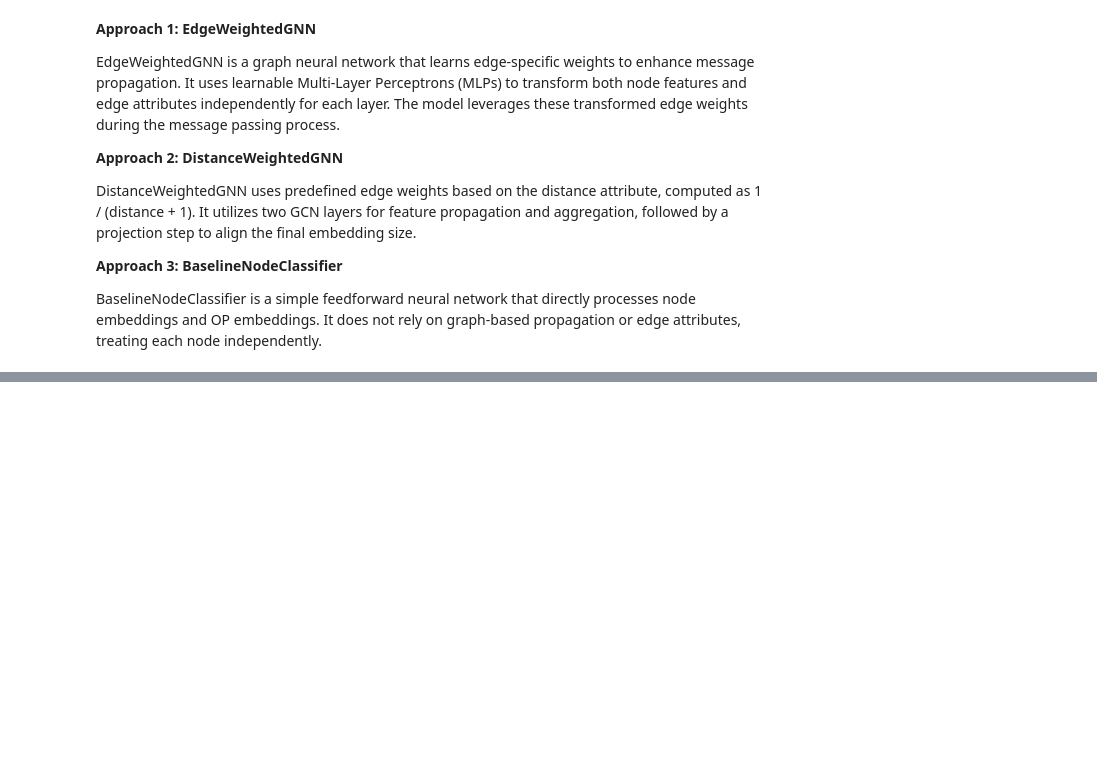
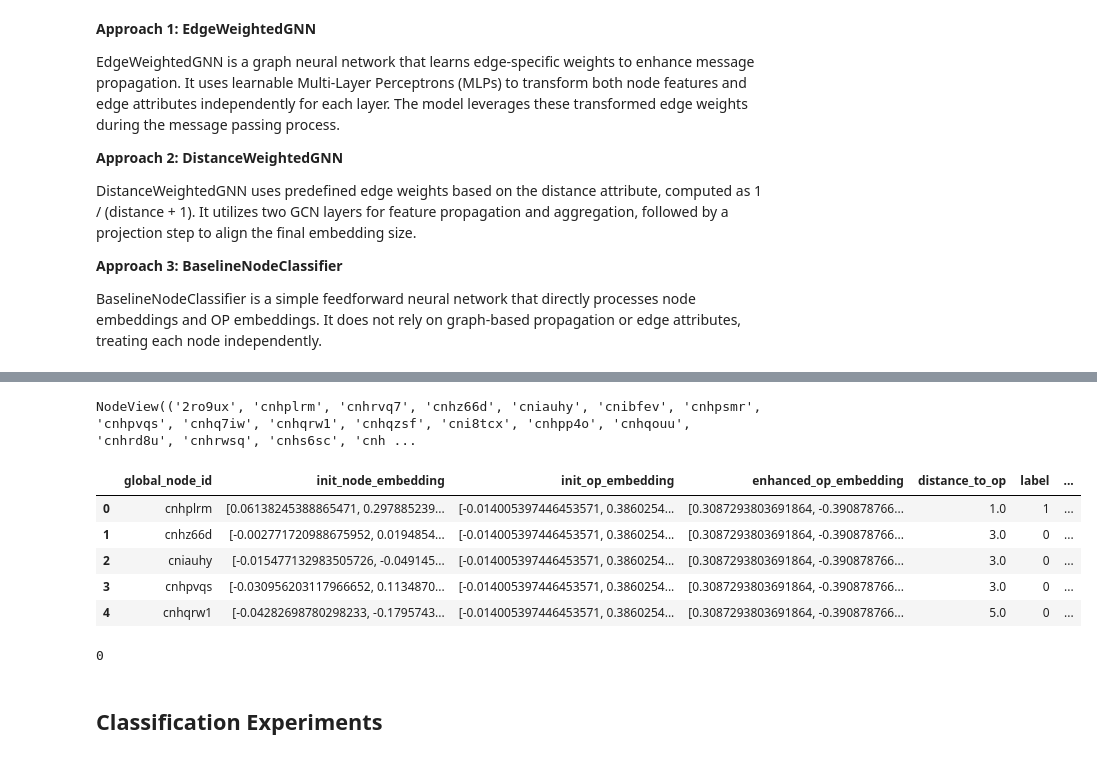
Before and after one commit to denisrize/GNN-Persuasion-Prediction, a Jupyter notebook: CMV_pipeline.ipynb, the cells around one changed output, grey strips where cells are left out. Saved outputs shown, nothing was run; the diff lists cells and outputs as text; code cells hidden in the pictures; blank space fills up the shorter version.

```diff
--- a/CMV_pipeline.ipynb
+++ b/CMV_pipeline.ipynb
@@ -1021,7 +1146,7 @@ from torch_geometric.nn import MessagePassing
 
 # Approach 1: Learnable Transformation for Edge Weights
 class EdgeWeightedGNN(MessagePassing):
-    def __init__(self, in_channels, op_channels, out_channels, num_layers=2, hidden_dim=64, dropout=0.2):
+    def __init__(self, in_channels, op_channels, out_channels, num_layers=3, hidden_dim=64, dropout=0.2):
         super(EdgeWeightedGNN, self).__init__(aggr="add")  # Aggregation type
         self.num_layers = num_layers
         self.node_mlp = torch.nn.ModuleList(
@@ -1069,9 +1194,10 @@ class EdgeWeightedGNN(MessagePassing):
 class DistanceWeightedGNN(torch.nn.Module):
     def __init__(self, in_channels, op_channels, out_channels, dropout=0.2):
         super(DistanceWeightedGNN, self).__init__()
-        self.conv1 = GCNConv(in_channels, 64)
-        self.conv2 = GCNConv(64, 64)
-        self.projection = torch.nn.Linear(64, in_channels)  # Project back to initial embedding size
+        self.conv1 = GCNConv(in_channels, 128)
+        self.conv2 = GCNConv(128, 64)
+        self.conv3 = GCNConv(64, 32)
+        self.projection = torch.nn.Linear(32, in_channels)  # Project back to initial embedding size
         self.fc = torch.nn.Linear(in_channels + op_channels, out_channels)  # Adjust size
         self.dropout = torch.nn.Dropout(dropout)
 
@@ -1084,6 +1210,9 @@ class DistanceWeightedGNN(torch.nn.Module):
         x = F.relu(x)
         x = self.dropout(x)
         x = self.conv2(x, batch.edge_index, edge_weight=edge_weight.squeeze())
+        x = F.relu(x)
+        x = self.dropout(x)
+        x = self.conv3(x, batch.edge_index, edge_weight=edge_weight.squeeze())
         x = F.relu(x)
         x = self.dropout(x)
 
@@ -1106,6 +1235,8 @@ class BaselineNodeClassifier(nn.Module):
         self.relu = nn.ReLU()
         self.dropout = nn.Dropout(dropout)
         self.fc2 = nn.Linear(hidden_dim, output_dim)
+        self.fc2 = nn.Linear(hidden_dim, hidden_dim//2)
+        self.fc3 = nn.Linear(hidden_dim//2, output_dim)
         self.softmax = nn.Softmax(dim=1)  # For classification
 
     def forward(self, data):
@@ -1115,6 +1246,10 @@ class BaselineNodeClassifier(nn.Module):
         x = self.relu(x)
         x = self.dropout(x)
         x = self.fc2(x)
+        x = self.relu(x)
+        x = self.dropout(x)
+        x = self.fc3(x)
+
         return self.softmax(x)
 # %%
 def plot_loss(train_losses, val_losses, results_dir="results"):
@@ -1455,0 +1695,3 @@ weighted avg       0.97      0.40      0.55       856
+# %%
+device = torch.device("cuda" if torch.cuda.is_available() else "cpu")
+print("Using device:", device)
@@ -1455,0 +1902,3 @@ weighted avg       0.97      0.40      0.55       856
+# %%
+# Load the embeddings from disk
+fine_tuned_op_embedding = torch.load(root_dir+'/embedding/all_op_tuned_embeddings.pt')
@@ -1455,0 +1994,29 @@ weighted avg       0.97      0.40      0.55       856
+# %%
+conversation_graphs_train[0].nodes()
+# %% [output]
+NodeView(('2ro9ux', 'cnhplrm', 'cnhrvq7', 'cnhz66d', 'cniauhy', 'cnibfev', 'cnhpsmr', 'cnhpvqs', 'cnhq7iw', 'cnhqrw1', 'cnhqzsf', 'cni8tcx', 'cnhpp4o', 'cnhqouu', 'cnhrd8u', 'cnhrwsq', 'cnhs6sc', 'cnh ...
+# %%
+train_df.head()
+# %% [output]
+|  | global_node_id | init_node_embedding | init_op_embedding | enhanced_op_embedding | distance_to_op | label | ... |
+| 0 | cnhplrm | [0.06138245388865471, 0.297885239... | [-0.014005397446453571, 0.3860254... | [0.3087293803691864, -0.390878766... | 1.0 | 1 | ... |
+| 1 | cnhz66d | [-0.002771720988675952, 0.0194854... | [-0.014005397446453571, 0.3860254... | [0.3087293803691864, -0.390878766... | 3.0 | 0 | ... |
+| 2 | cniauhy | [-0.015477132983505726, -0.049145... | [-0.014005397446453571, 0.3860254... | [0.3087293803691864, -0.390878766... | 3.0 | 0 | ... |
+| 3 | cnhpvqs | [-0.030956203117966652, 0.1134870... | [-0.014005397446453571, 0.3860254... | [0.3087293803691864, -0.390878766... | 3.0 | 0 | ... |
+| 4 | cnhqrw1 | [-0.04282698780298233, -0.1795743... | [-0.014005397446453571, 0.3860254... | [0.3087293803691864, -0.390878766... | 5.0 | 0 | ... |
+# %%
+# delete all the embeddings from memory
+del fine_tuned_op_embedding
+del train_dataset
+del test_dataset
+del train_node_embeddings
+del train_op_embeddings
+del test_node_embeddings
+del test_op_embeddings
+del best_models
+
+gc.collect()
+# %% [output]
+0
+# %% [markdown]
+## Classification Experiments
```
Also changed, not shown: parts of 58 cells of this notebook, 6 other files.
